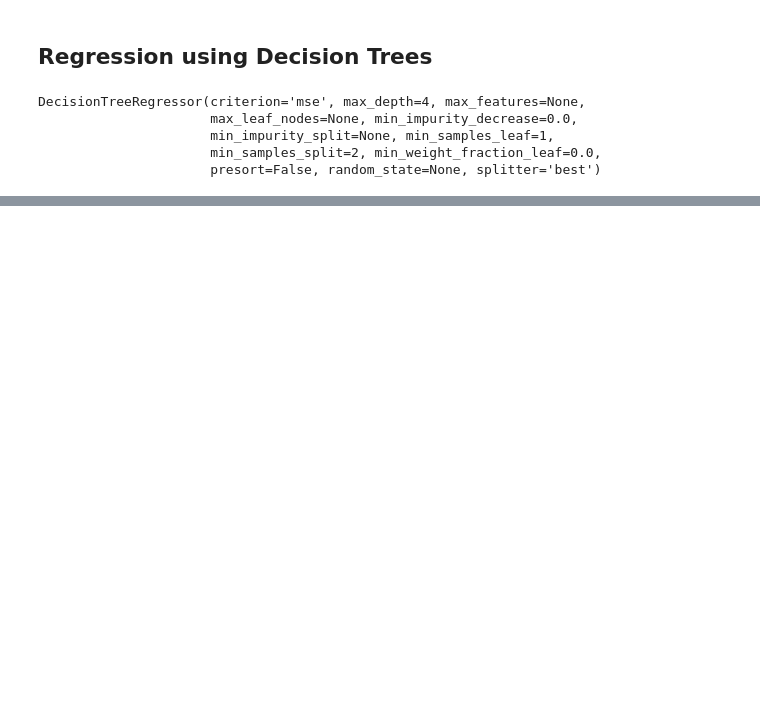
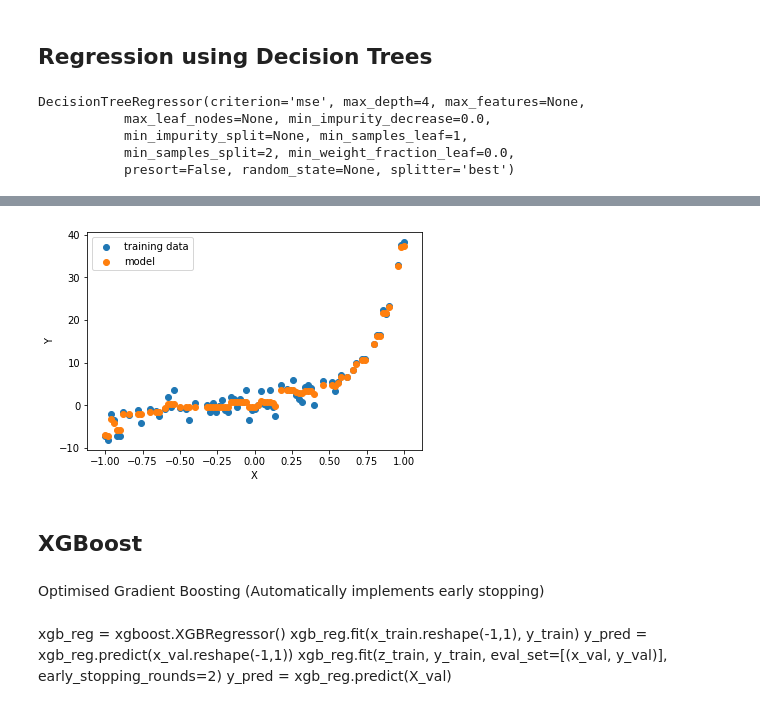
Before and after one commit to SagarDePrem/TF_essentials, a Jupyter notebook: Regression/Decision Tree Regression.ipynb, the cells around one changed output, grey strips where cells are left out. Saved outputs shown, nothing was run; the diff lists cells and outputs as text; code cells hidden in the pictures; blank space fills up the shorter version.

```diff
--- a/Regression/Decision Tree Regression.ipynb
+++ b/Regression/Decision Tree Regression.ipynb
@@ -42,0 +105,37 @@ export_graphviz(tree_reg, out_file="./poly_tree.dot", rounded=True, filled=True)
+# %%
+gbrt = GradientBoostingRegressor(max_depth=2, warm_start=True)
+min_val_error = float("inf")
+error_going_up = 0
+for n_estimators in range(1, 120):
+    gbrt.n_estimators = n_estimators
+    gbrt.fit(x_train.reshape(-1,1), y_train)
+    y_pred = gbrt.predict(x_val.reshape(-1,1))
+    val_error = mean_squared_error(y_val, y_pred)
+    if val_error < min_val_error:
+        min_val_error = val_error
+        error_going_up = 0
+    else:
+        error_going_up += 1
+        if error_going_up == 5:
+            break # early stopping
+# %%
+y_pred = gbrt.predict(x_train.reshape(-1,1))
+plt.scatter(x_train,y_train,label="training data")
+plt.scatter(x_train,y_pred,label="model")
+
+plt.xlabel("X")
+plt.ylabel("Y")
+plt.legend()
+plt.show()
+# %% [output]
+[figure, added]
+# %% [markdown]
+## XGBoost
+# %% [markdown]
+Optimised Gradient Boosting (Automatically implements early stopping)
+# %% [markdown]
+xgb_reg = xgboost.XGBRegressor()
+xgb_reg.fit(x_train.reshape(-1,1), y_train)
+y_pred = xgb_reg.predict(x_val.reshape(-1,1))
+xgb_reg.fit(z_train, y_train, eval_set=[(x_val, y_val)], early_stopping_rounds=2)
+y_pred = xgb_reg.predict(X_val)
```
Also changed, not shown: parts of 9 cells of this notebook, 3 other files.
